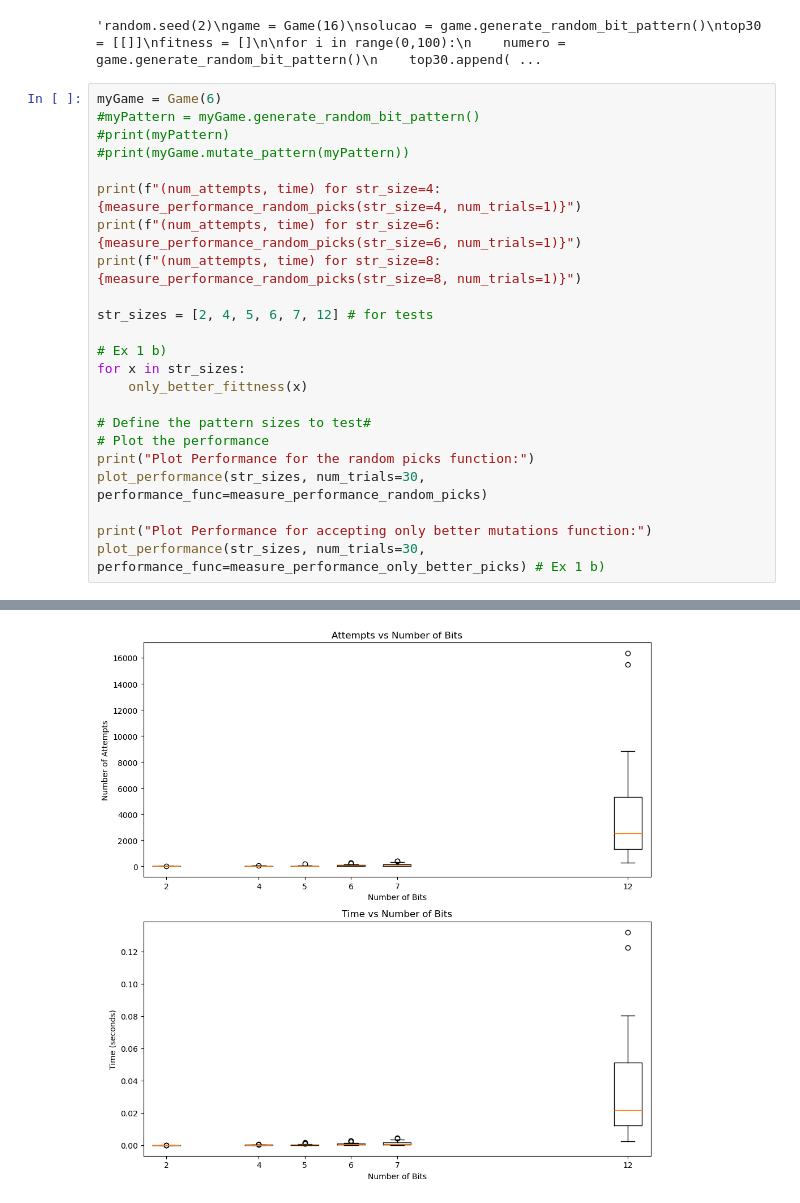
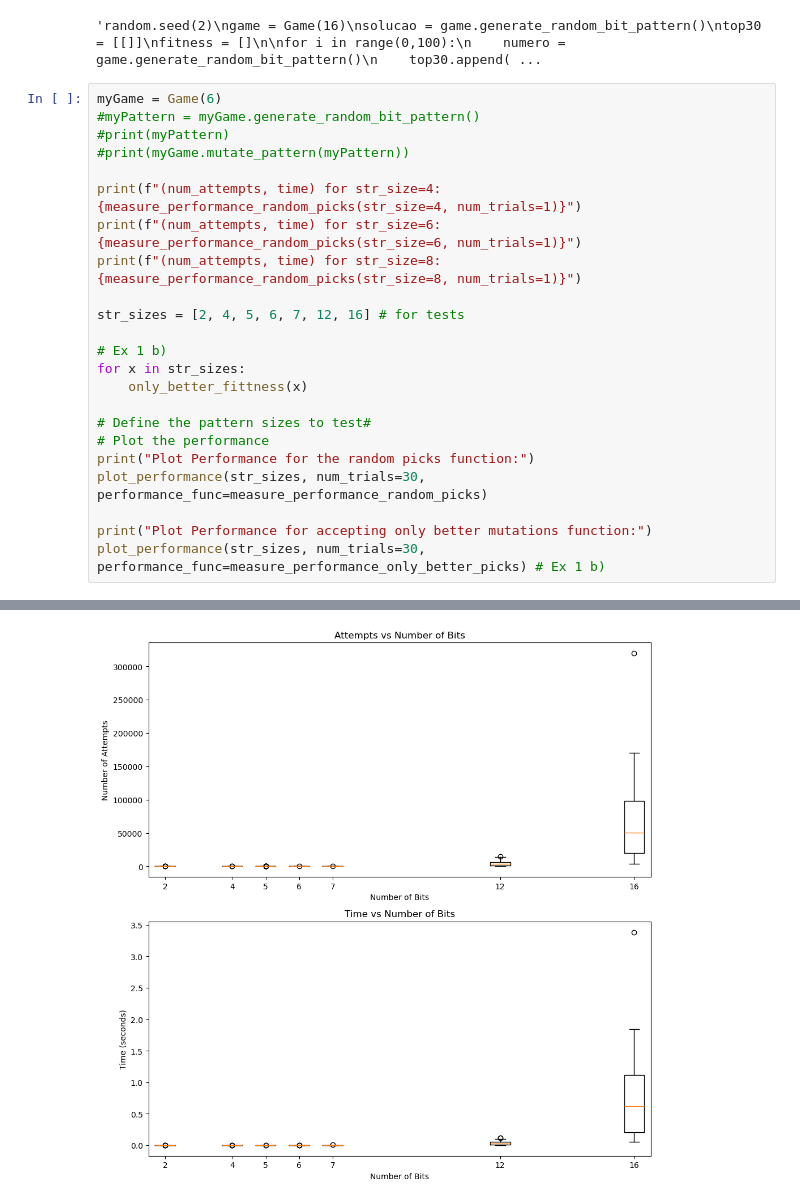
Before and after one commit to Yeshey/IAA-IntroAprendizagemAutomatica, a Jupyter notebook: Ficha4/Ficha4.ipynb, the cells around one changed output, grey strips where cells are left out. Saved outputs shown, nothing was run; the diff lists cells and outputs as text.

```diff
--- a/Ficha4/Ficha4.ipynb
+++ b/Ficha4/Ficha4.ipynb
@@ -279,7 +279,7 @@ print(f"(num_attempts, time) for str_size=4: {measure_performance_random_picks(s
 print(f"(num_attempts, time) for str_size=6: {measure_performance_random_picks(str_size=6, num_trials=1)}")
 print(f"(num_attempts, time) for str_size=8: {measure_performance_random_picks(str_size=8, num_trials=1)}")
 
-str_sizes = [2, 4, 5, 6, 7, 12] # for tests
+str_sizes = [2, 4, 5, 6, 7, 12, 16] # for tests
 
 # Ex 1 b)
 for x in str_sizes:
@@ -310,4 +310,4 @@ Final Pattern: [0, 0, 0, 1, 0, 0, 1, 1, 1, 0, 1, 0]
 Iterations: 1000
 Plot Performance for the random picks function:
 Plot Performance for accepting only better mutations function:
-[figure, old version]
+[figure, new version]
```
Also changed, not shown: parts of 5 cells of this notebook.
